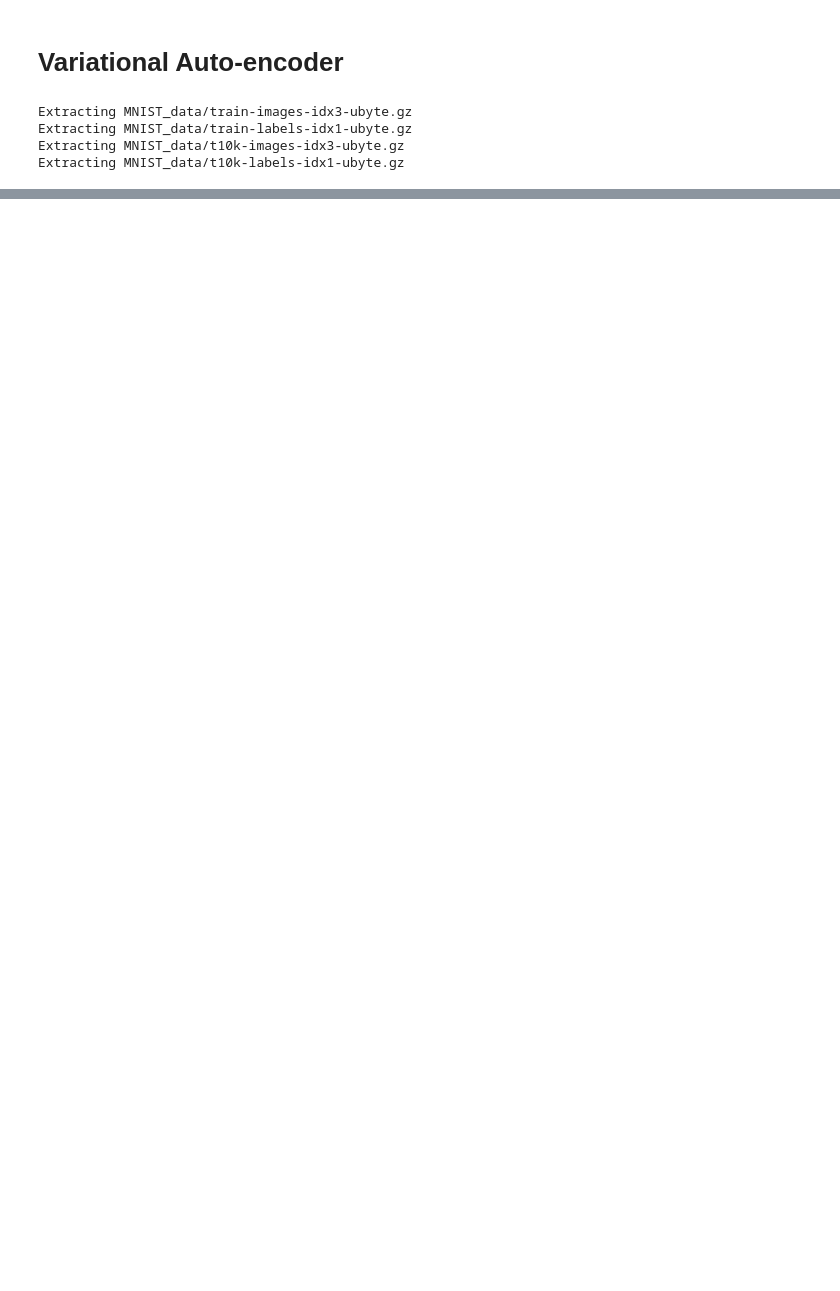
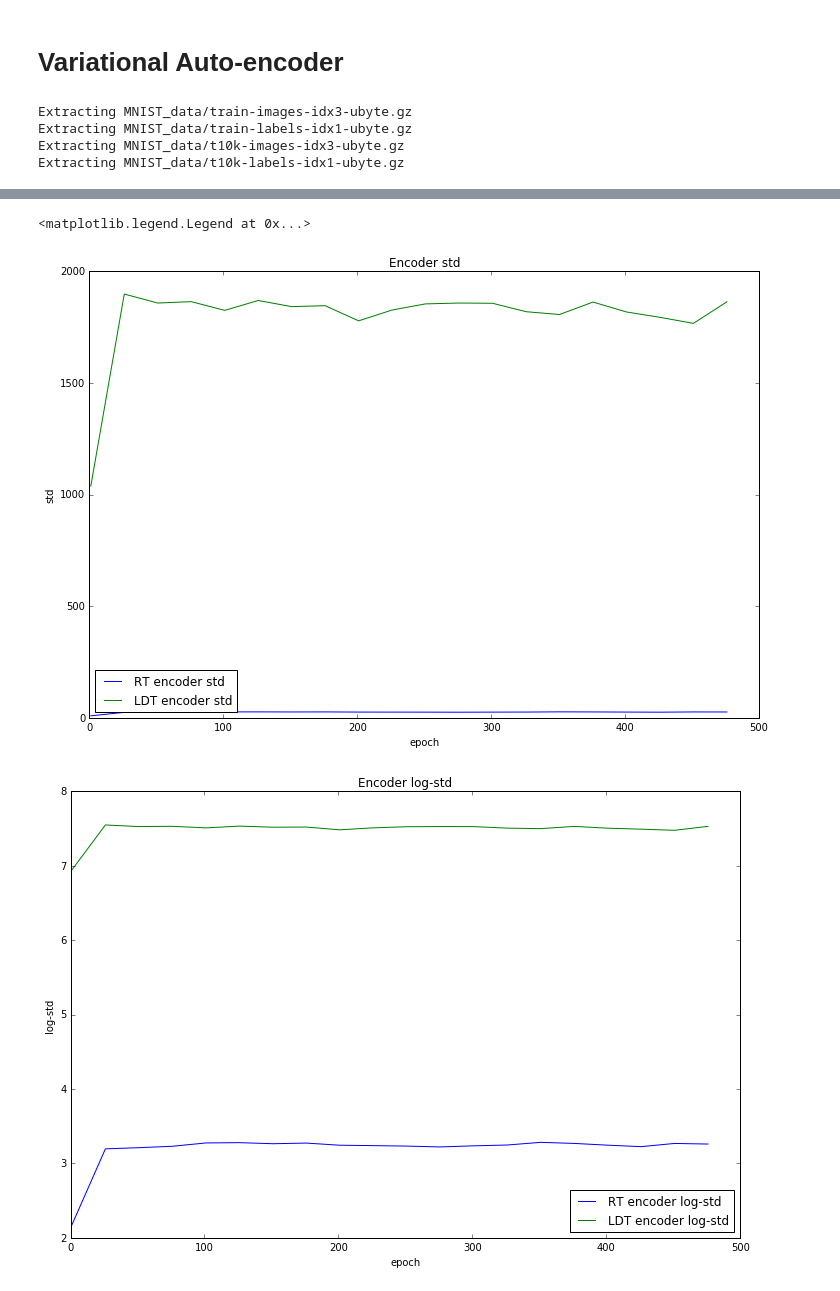
Before and after one commit to ai-alanov/Variational-Autoencoder, a Jupyter notebook: notebook/VAE.ipynb, the cells around one changed output, grey strips where cells are left out. Drawn from its saved outputs; the diff is of its cells as text; code cells hidden in the pictures; blank space fills up the shorter version.

```diff
--- a/notebook/VAE.ipynb
+++ b/notebook/VAE.ipynb
@@ -295,0 +329,3 @@ Epoch: 0076, gradient variance = 0.000040550
+# %%
+batch_xs, _ = mnist.train.next_batch(batch_size)
+n_iterations = 100
@@ -295,0 +336,11 @@ Epoch: 0076, gradient variance = 0.000040550
+# %%
+RT_encoder_stds = []
+RT_decoder_stds = []
+vae = VariationalAutoencoder(n_input, n_z, network_architecture, learning_rate,
+                             decoder_distribution='bernoulli', reparameterization_trick=True)
+for saved_index in range(1, training_epochs, weights_save_step):
+    vae.restore_weights('saved_weights/reparameterization_trick_{}'.format(saved_index))
+    _, encoder_std = get_gradient_mean_and_std(vae, batch_xs, n_iterations, 'encoder')
+    _, decoder_std = get_gradient_mean_and_std(vae, batch_xs, n_iterations, 'decoder')
+    RT_encoder_stds.append(encoder_std)
+    RT_decoder_stds.append(decoder_std)
@@ -295,0 +349,30 @@ Epoch: 0076, gradient variance = 0.000040550
+# %%
+LDT_encoder_stds = []
+LDT_decoder_stds = []
+vae = VariationalAutoencoder(n_input, n_z, network_architecture, learning_rate,
+                             decoder_distribution='bernoulli', reparameterization_trick=False)
+for saved_index in range(1, training_epochs, weights_save_step):
+    vae.restore_weights('saved_weights/reparameterization_trick_{}'.format(saved_index))
+    _, encoder_std = get_gradient_mean_and_std(vae, batch_xs, n_iterations, 'encoder')
+    _, decoder_std = get_gradient_mean_and_std(vae, batch_xs, n_iterations, 'decoder')
+    LDT_encoder_stds.append(encoder_std)
+    LDT_decoder_stds.append(decoder_std)
+# %%
+plt.figure(0, figsize=(12, 8))
+plt.plot(np.arange(1, training_epochs, weights_save_step), RT_encoder_stds, label='RT encoder std')
+plt.plot(np.arange(1, training_epochs, weights_save_step), LDT_encoder_stds, label='LDT encoder std')
+plt.title('Encoder std')
+plt.xlabel('epoch')
+plt.ylabel('std')
+plt.legend(loc='best')
+plt.figure(1, figsize=(12, 8))
+plt.plot(np.arange(1, training_epochs, weights_save_step), np.log(RT_encoder_stds), label='RT encoder log-std')
+plt.plot(np.arange(1, training_epochs, weights_save_step), np.log(LDT_encoder_stds), label='LDT encoder log-std')
+plt.title('Encoder log-std')
+plt.xlabel('epoch')
+plt.ylabel('log-std')
+plt.legend(loc='best')
+# %% [output]
+<matplotlib.legend.Legend at 0x...>
+[figure, added]
+[figure, added]
```
Also changed, not shown: parts of 43 cells of this notebook.
